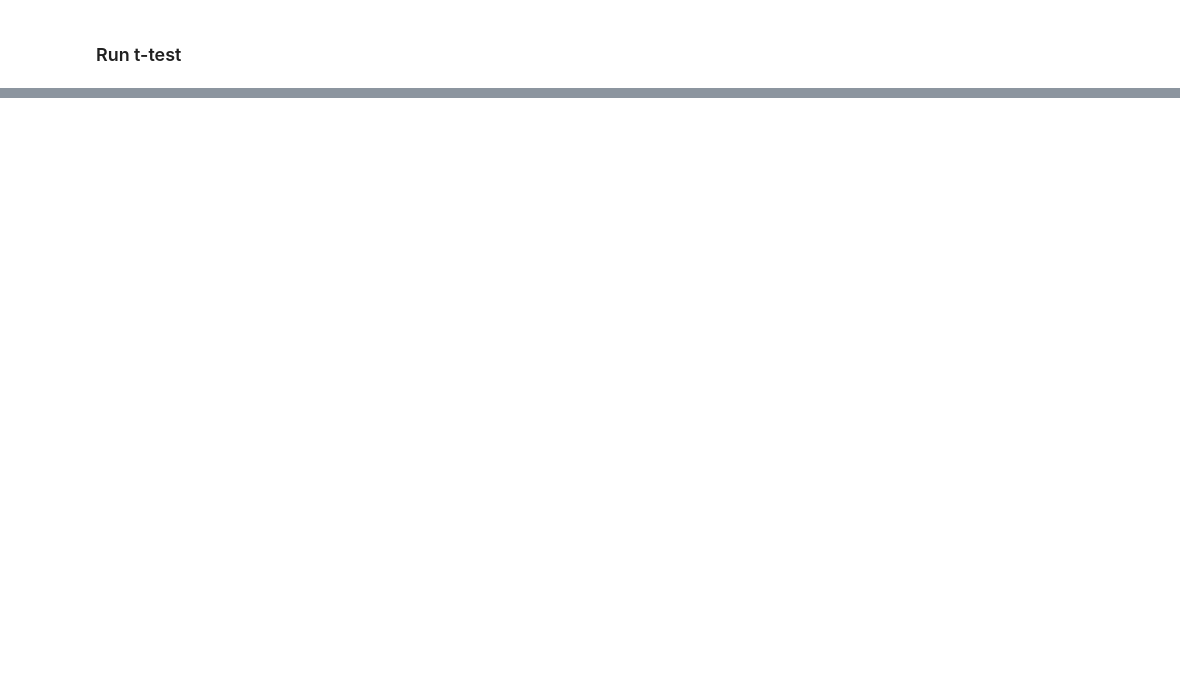
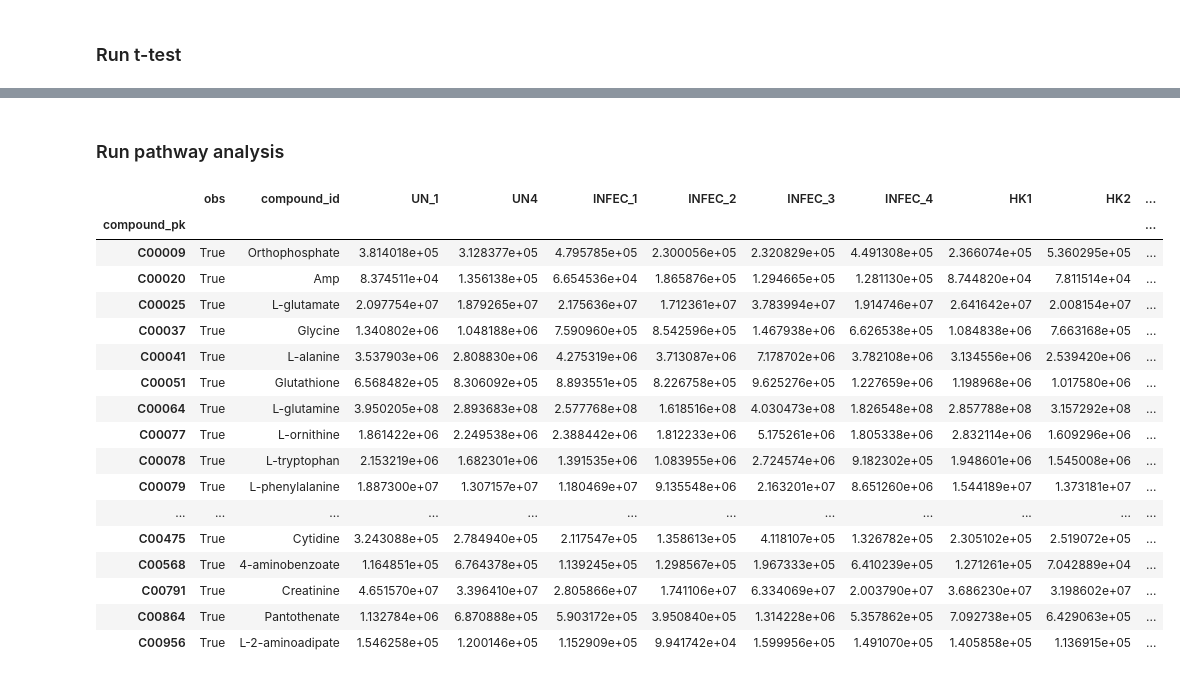
Before and after one commit to glasgowcompbio/GraphOmics, a Jupyter notebook: web_omics/notebooks/pipeline/webomics_pipeline.ipynb, the cells around one changed output, grey strips where cells are left out. Saved outputs shown, nothing was run; the diff lists cells and outputs as text; code cells hidden in the pictures; blank space fills up the shorter version.

```diff
--- a/web_omics/notebooks/pipeline/webomics_pipeline.ipynb
+++ b/web_omics/notebooks/pipeline/webomics_pipeline.ipynb
@@ -25,9 +38,2 @@ ModuleNotFoundError: No module named 'linker'
 # %% [markdown]
 ### Load test data
-# %%
-def get_dataframes(analysis_data, pk_col, sample_col):
-    data_df = pd.DataFrame(analysis_data.json_data).set_index(pk_col)
-    design_df = None
-    if analysis_data.json_design:
-        design_df = pd.DataFrame(analysis_data.json_design).set_index(sample_col)
-    return data_df, design_df
@@ -97,0 +82,23 @@ inference.run_ttest(case, control)
+# %% [markdown]
+### Run pathway analysis
+# %%
+data_df[data_df['obs'] == True]
+# %% [output]
+|  | obs | compound_id | UN_1 | UN4 | INFEC_1 | INFEC_2 | INFEC_3 | INFEC_4 | HK1 | HK2 | ... |
+| compound_pk |  |  |  |  |  |  |  |  |  |  | ... |
+| C00009 | True | Orthophosphate | 3.814018e+05 | 3.128377e+05 | 4.795785e+05 | 2.300056e+05 | 2.320829e+05 | 4.491308e+05 | 2.366074e+05 | 5.360295e+05 | ... |
+| C00020 | True | Amp | 8.374511e+04 | 1.356138e+05 | 6.654536e+04 | 1.865876e+05 | 1.294665e+05 | 1.281130e+05 | 8.744820e+04 | 7.811514e+04 | ... |
+| C00025 | True | L-glutamate | 2.097754e+07 | 1.879265e+07 | 2.175636e+07 | 1.712361e+07 | 3.783994e+07 | 1.914746e+07 | 2.641642e+07 | 2.008154e+07 | ... |
+| C00037 | True | Glycine | 1.340802e+06 | 1.048188e+06 | 7.590960e+05 | 8.542596e+05 | 1.467938e+06 | 6.626538e+05 | 1.084838e+06 | 7.663168e+05 | ... |
+| C00041 | True | L-alanine | 3.537903e+06 | 2.808830e+06 | 4.275319e+06 | 3.713087e+06 | 7.178702e+06 | 3.782108e+06 | 3.134556e+06 | 2.539420e+06 | ... |
+| C00051 | True | Glutathione | 6.568482e+05 | 8.306092e+05 | 8.893551e+05 | 8.226758e+05 | 9.625276e+05 | 1.227659e+06 | 1.198968e+06 | 1.017580e+06 | ... |
+| C00064 | True | L-glutamine | 3.950205e+08 | 2.893683e+08 | 2.577768e+08 | 1.618516e+08 | 4.030473e+08 | 1.826548e+08 | 2.857788e+08 | 3.157292e+08 | ... |
+| C00077 | True | L-ornithine | 1.861422e+06 | 2.249538e+06 | 2.388442e+06 | 1.812233e+06 | 5.175261e+06 | 1.805338e+06 | 2.832114e+06 | 1.609296e+06 | ... |
+| C00078 | True | L-tryptophan | 2.153219e+06 | 1.682301e+06 | 1.391535e+06 | 1.083955e+06 | 2.724574e+06 | 9.182302e+05 | 1.948601e+06 | 1.545008e+06 | ... |
+| C00079 | True | L-phenylalanine | 1.887300e+07 | 1.307157e+07 | 1.180469e+07 | 9.135548e+06 | 2.163201e+07 | 8.651260e+06 | 1.544189e+07 | 1.373181e+07 | ... |
+| ... | ... | ... | ... | ... | ... | ... | ... | ... | ... | ... | ... |
+| C00475 | True | Cytidine | 3.243088e+05 | 2.784940e+05 | 2.117547e+05 | 1.358613e+05 | 4.118107e+05 | 1.326782e+05 | 2.305102e+05 | 2.519072e+05 | ... |
+| C00568 | True | 4-aminobenzoate | 1.164851e+05 | 6.764378e+05 | 1.139245e+05 | 1.298567e+05 | 1.967333e+05 | 6.410239e+05 | 1.271261e+05 | 7.042889e+04 | ... |
+| C00791 | True | Creatinine | 4.651570e+07 | 3.396410e+07 | 2.805866e+07 | 1.741106e+07 | 6.334069e+07 | 2.003790e+07 | 3.686230e+07 | 3.198602e+07 | ... |
+| C00864 | True | Pantothenate | 1.132784e+06 | 6.870888e+05 | 5.903172e+05 | 3.950840e+05 | 1.314228e+06 | 5.357862e+05 | 7.092738e+05 | 6.429063e+05 | ... |
+| C00956 | True | L-2-aminoadipate | 1.546258e+05 | 1.200146e+05 | 1.152909e+05 | 9.941742e+04 | 1.599956e+05 | 1.491070e+05 | 1.405858e+05 | 1.136915e+05 | ... |
```
Also changed, not shown: parts of 13 cells of this notebook.
